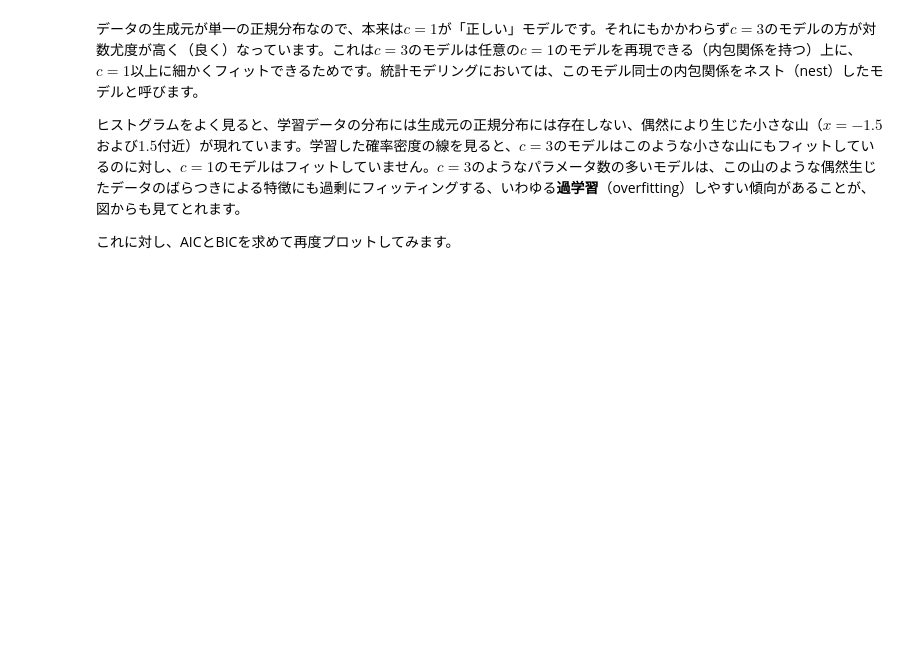
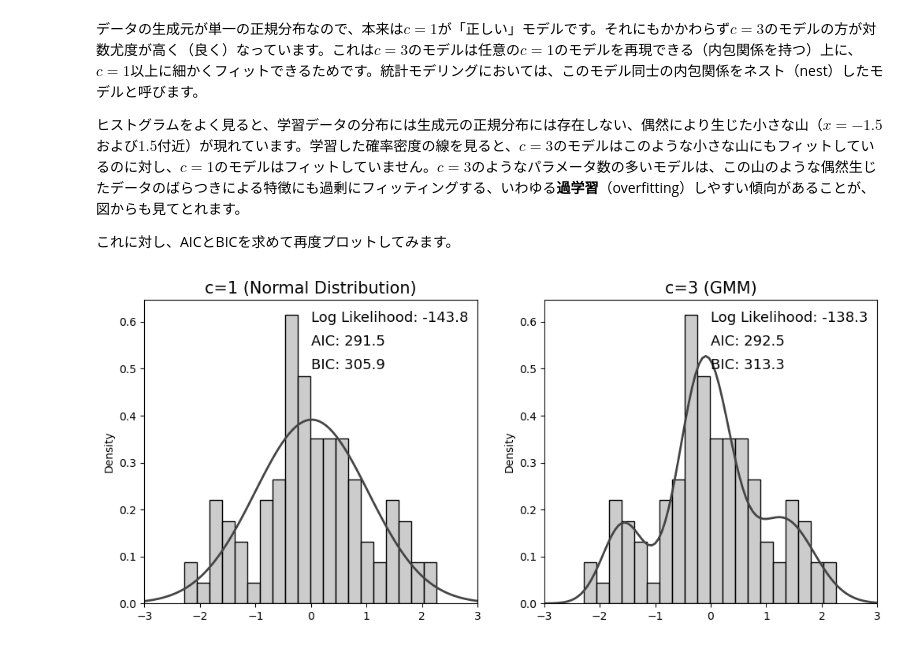
Before and after one commit to ghmagazine/python_anomaly_detection_book, a Jupyter notebook: notebooks/ch9_3_Statistical_Model_Metrics.ipynb, the cells around one changed output. Drawn from its saved outputs; the diff is of its cells as text; code cells hidden in the pictures; blank space fills up the shorter version.

```diff
--- a/notebooks/ch9_3_Statistical_Model_Metrics.ipynb
+++ b/notebooks/ch9_3_Statistical_Model_Metrics.ipynb
@@ -510,27 +653,31 @@ plt.show()
 
 これに対し、AICとBICを求めて再度プロットしてみます。
 # %%
+fig, axes = plt.subplots(1, 2, figsize=(12, 5))
+
 # c=1（正規分布の最尤推定）
 aic_norm = -2 * log_likelihood_norm + 2 * 2  # AICの計算（パラメータ数は2）
 bic_norm = -2 * log_likelihood_norm + 2 * 2 * np.log(len(x))  # BICの計算（パラメータ数は2）
 # ヒストグラムと重ねてプロット
 sns.histplot(x=x, bins=20, color="#bbbbbb", stat="density", ax=axes[0])
 axes[0].plot(x_density, pdf_norm, color="#444444", linewidth=2)
 axes[0].set_title("c=1 (Normal Distribution)", fontsize=15)
 axes[0].set_xlim(-3, 3)
 axes[0].text(0, 0.6, f"Log Likelihood: {log_likelihood_norm:.1f}", fontsize=13)
 axes[0].text(0, 0.55, f"AIC: {aic_norm:.1f}", fontsize=13)
 axes[0].text(0, 0.5, f"BIC: {bic_norm:.1f}", fontsize=13)
 
 # c=3 (GMM)
 aic_gmm = -2 * log_likelihood_gmm + 2 * 8  # AICの計算（パラメータ数は8）
 bic_gmm = -2 * log_likelihood_gmm + 8 * np.log(len(x))  # BICの計算（パラメータ数は8）
 # ヒストグラムと重ねてプロット
 sns.histplot(x=x, bins=20, color="#bbbbbb", stat="density", ax=axes[1])
 axes[1].plot(x_density, np.exp(pdf_gmm), color="#444444", linewidth=2)
 axes[1].set_xlim(-3, 3)
 axes[1].set_title("c=3 (GMM)", fontsize=15)
 axes[1].text(0, 0.6, f"Log Likelihood: {log_likelihood_gmm:.1f}", fontsize=13)
 axes[1].text(0, 0.55, f"AIC: {aic_gmm:.1f}", fontsize=13)
 axes[1].text(0, 0.5, f"BIC: {bic_gmm:.1f}", fontsize=13)
 plt.show()
+# %% [output]
+[figure, added]
```
Also changed, not shown: parts of 20 cells of this notebook.
